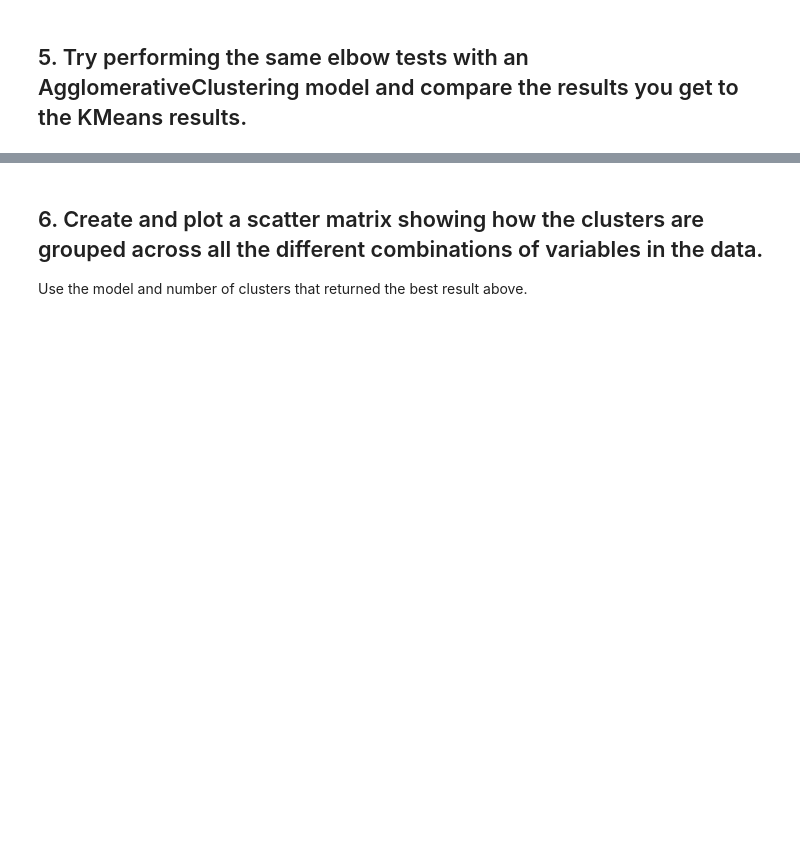
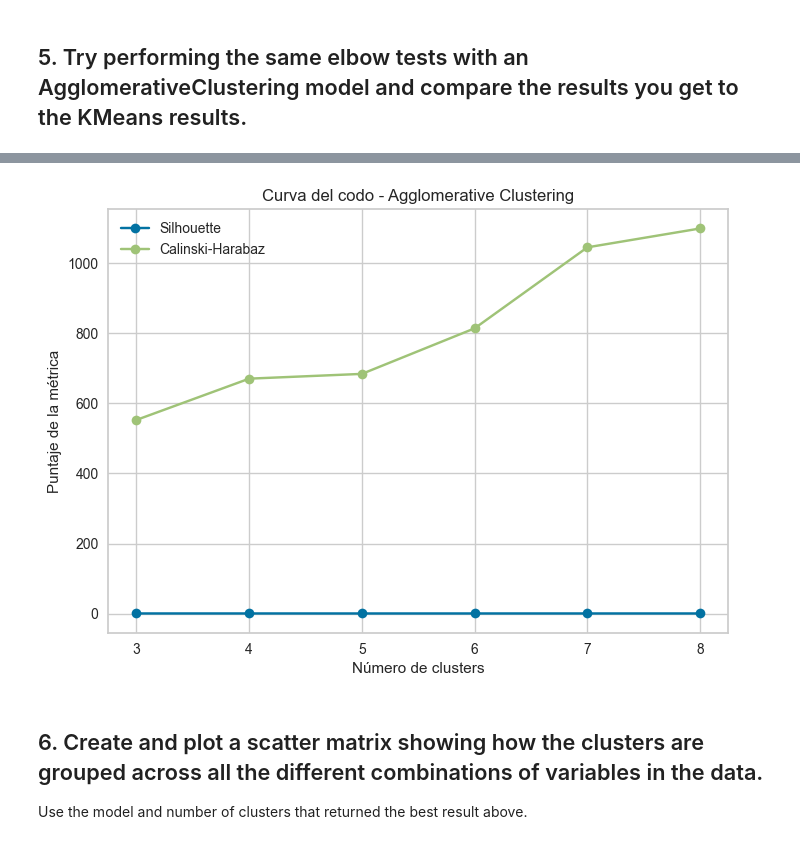
Before and after one commit to Ironhack-Data-Madrid-Abril-2023/7.4-lab_unsupervised_learning_evaluation, a Jupyter notebook: your-code/main.ipynb, the cells around one changed output, grey strips where cells are left out. Cells and saved outputs as stored; diff of their text form; code cells hidden in the pictures; blank space fills up the shorter version.

```diff
--- a/your-code/main.ipynb
+++ b/your-code/main.ipynb
@@ -83,3 +153,29 @@ The Yellowbrick library has 3 metrics that you can plot using the `metric` param
+# %%
+import numpy as np
+import matplotlib.pyplot as plt
+from sklearn.cluster import AgglomerativeClustering
+from sklearn.metrics import silhouette_score, calinski_harabasz_score
+
+clusters = range(3, 9)
+silhouette_scores = []
+calinski_scores = []
+
+for n_clusters in clusters:
+    model = AgglomerativeClustering(n_clusters=n_clusters)
+    labels = model.fit_predict(X)
+
+    silhouette_scores.append(silhouette_score(X, labels))
+    calinski_scores.append(calinski_harabasz_score(X, labels))
+
+plt.plot(clusters, silhouette_scores, marker='o', label='Silhouette')
+plt.plot(clusters, calinski_scores, marker='o', label='Calinski-Harabaz')
+plt.xlabel('Número de clusters')
+plt.ylabel('Puntaje de la métrica')
+plt.title('Curva del codo - Agglomerative Clustering')
+plt.legend()
+plt.show()
+# %% [output]
+[figure, added]
 # %% [markdown]
 ## 6. Create and plot a scatter matrix showing how the clusters are grouped across all the different combinations of variables in the data.
 
```
Also changed, not shown: parts of 9 cells of this notebook.
